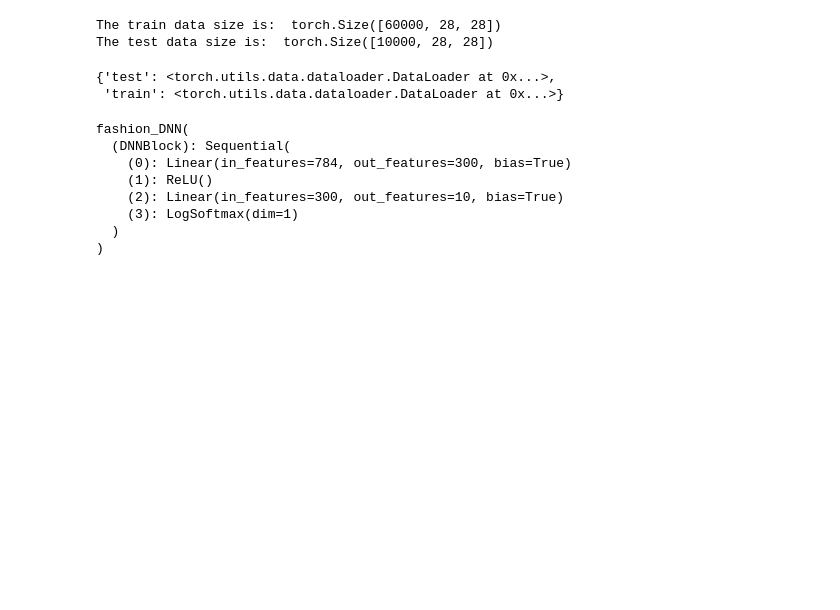
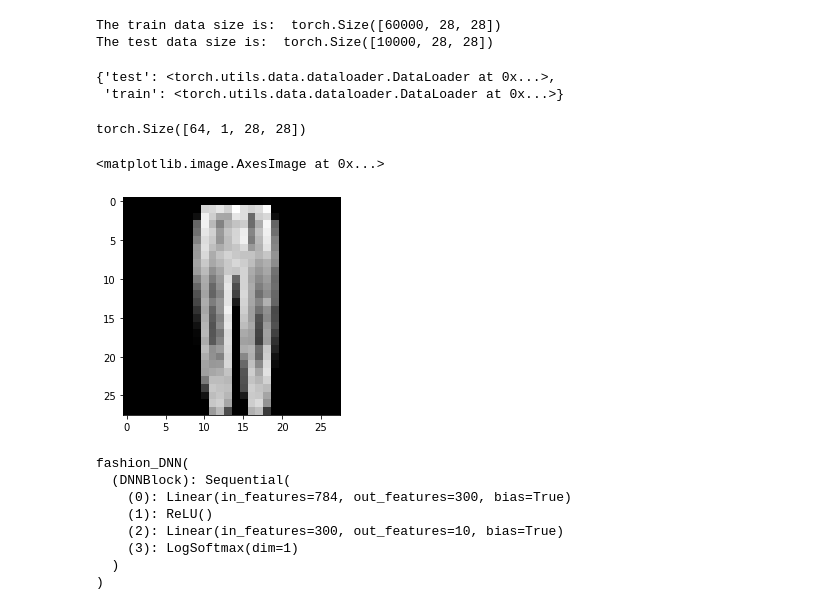
Before and after one commit to yeb2Binfang/ECE-GY-9163-ML-cyber, a Jupyter notebook: Lab/MLSec_Lab2.ipynb, the cells around one changed output. Cells and saved outputs as stored; diff of their text form; code cells hidden in the pictures; blank space fills up the shorter version.

```diff
--- a/Lab/MLSec_Lab2.ipynb
+++ b/Lab/MLSec_Lab2.ipynb
@@ -547,6 +547,18 @@ fashion_loaders
 # %% [output]
 {'test': <torch.utils.data.dataloader.DataLoader at 0x...>,
  'train': <torch.utils.data.dataloader.DataLoader at 0x...>}
+# %%
+dataiter_fashion = iter(fashion_loaders['train'])
+fashion_images, fashion_labels = dataiter_fashion.next()
+
+print(fashion_images.shape)
+# print(images.dtype)
+# print(labels.shape)
+plt.imshow(fashion_images[0].squeeze(), cmap="gray")
+# %% [output]
+torch.Size([64, 1, 28, 28])
+<matplotlib.image.AxesImage at 0x...>
+[figure, added]
 # %%
 class fashion_DNN(nn.Module):
   def __init__(self):
```
Also changed, not shown: parts of 7 cells of this notebook.
